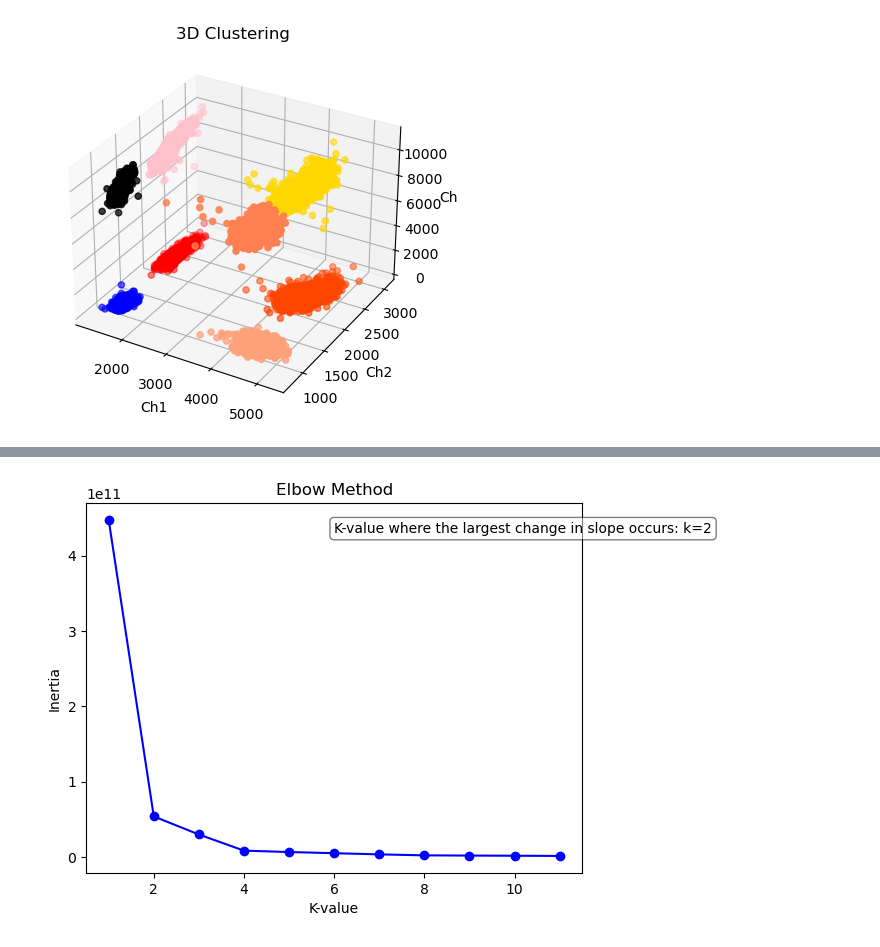
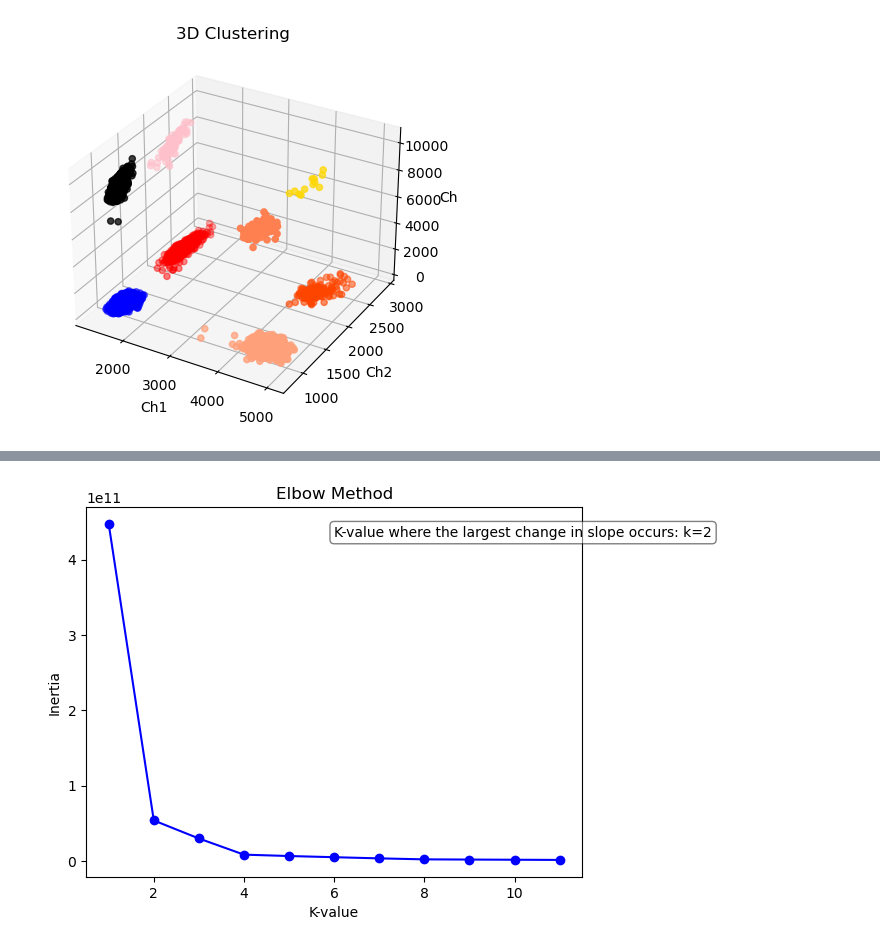
Before and after one commit to pyDrop/pyDrop, a Jupyter notebook: examples/data_loading.ipynb, the cells around one changed output, grey strips where cells are left out. Saved outputs shown, nothing was run; the diff lists cells and outputs as text; code cells hidden in the pictures.

```diff
--- a/examples/data_loading.ipynb
+++ b/examples/data_loading.ipynb
@@ -2,8 +2,8 @@
 from pyDrop.clustering.PCRData import PCRData
 # %%
 # load and plot 3D data
-filepath = "../data/3d_assay_6.csv"
+filepath = "../data/3d_assay_0.csv"
 data = PCRData(filepath, sep=",", header=0)
 data.plot()
 # %% [output]
-[figure, old version]
+[figure, new version]
```
Also changed, not shown: parts of 1 cell of this notebook, 2 other files.
